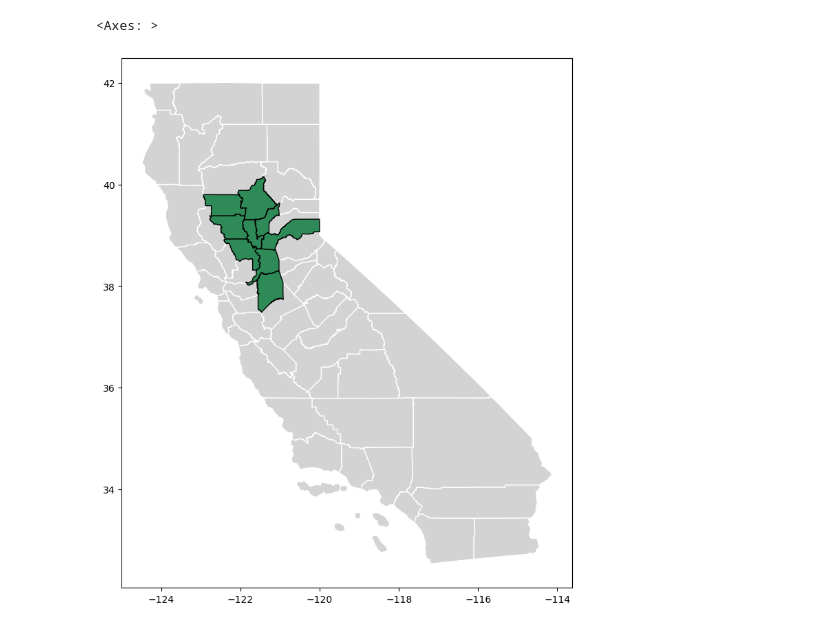
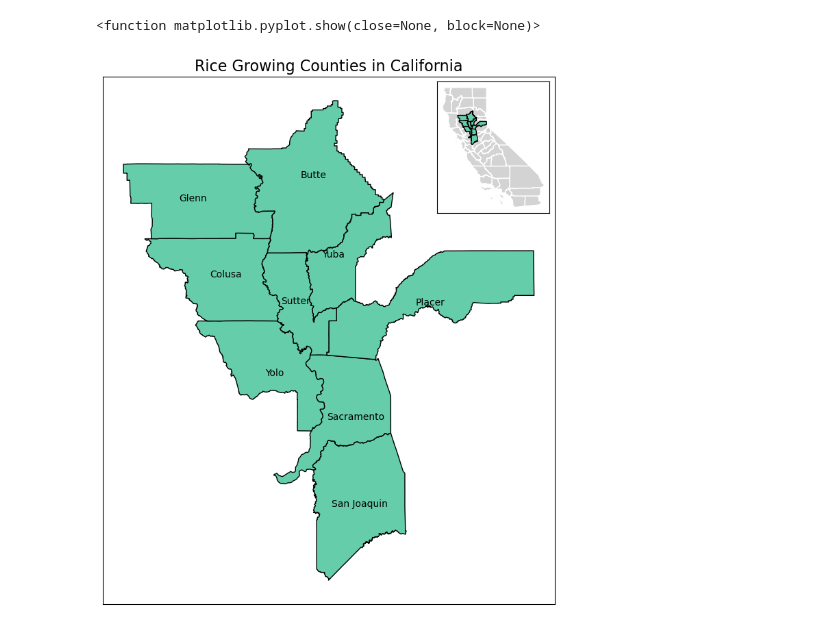
Before and after one commit to diptibaral21/ATM298, a Jupyter notebook: my_script.ipynb, the cells around one changed output. Drawn from its saved outputs; the diff is of its cells as text; code cells hidden in the pictures.

Commit message:
Rice growing counties + small CA counties map

```diff
--- a/my_script.ipynb
+++ b/my_script.ipynb
@@ -8,7 +9,7 @@ import matplotlib.pyplot as plt
 #define file paths
 
 shape_files = '/group/moniergrp/dbaral/run_project/input_data/shape_files'
-save_path = 'group/moniergrp/dbaral/run_project/output_data/map'
+save_path = '/group/moniergrp/dbaral/run_project/output_data/map'
 # %%
 # Load county shapefile
 
@@ -26,18 +27,64 @@ rice_counties = counties[counties['NAME'].isin([
     'San Joaquin',
     'Sutter'
 ])]
-# %%
-# creating figure
-
-fig, ax = plt.subplots(figsize=(10,10))
-
-#plot all counties (background)
-
-counties.plot(ax=ax, color='lightgray', edgecolor='white')
-
-#highlight rice growing counties
-
-rice_counties.plot(ax=ax, color='seagreen', edgecolor='black', linewidth=1)
-# %% [output]
-<Axes: >
-[figure, removed]
+# %%
+# creating figure
+
+fig, ax = plt.subplots(figsize=(10,10))
+
+#Main map (zoomed counties)
+
+rice_counties.plot(ax=ax, color='#66CDAA', edgecolor='black', linewidth=1)
+
+# Add county labels
+
+for idx, row in rice_counties.iterrows():
+    plt.annotate(
+        text=row['NAME'],
+        xy=(row.geometry.representative_point().x, row.geometry.representative_point().y),
+        horizontalalignment='center',
+        fontsize=10,
+        color='black'
+    )
+
+ax.set_xticks([])
+ax.set_yticks([])
+
+ax.set_title("Rice Growing Counties in California", fontsize=16)
+
+
+#inset map (CA all counties)
+
+ax_inset = inset_axes(
+    ax,
+    width='25%',
+    height='25%',
+    loc='upper right'
+)
+
+#plot all counties in gray
+counties.plot(
+    ax=ax_inset,
+    color='lightgray',
+    edgecolor='white'
+)
+
+#highlight rice counties
+rice_counties.plot(
+    ax=ax_inset,
+    color='#66CDAA',
+    edgecolor='black'
+)
+ax_inset.set_xticks([])
+ax_inset.set_yticks([])
+
+#save the map
+
+save_file = os.path.join(save_path, 'rice_county_map.png')
+
+plt.savefig(save_file, dpi=300, bbox_inches='tight')
+
+plt.show
+# %% [output]
+<function matplotlib.pyplot.show(close=None, block=None)>
+[figure, added]
```
Also changed, not shown: parts of 2 cells of this notebook.
